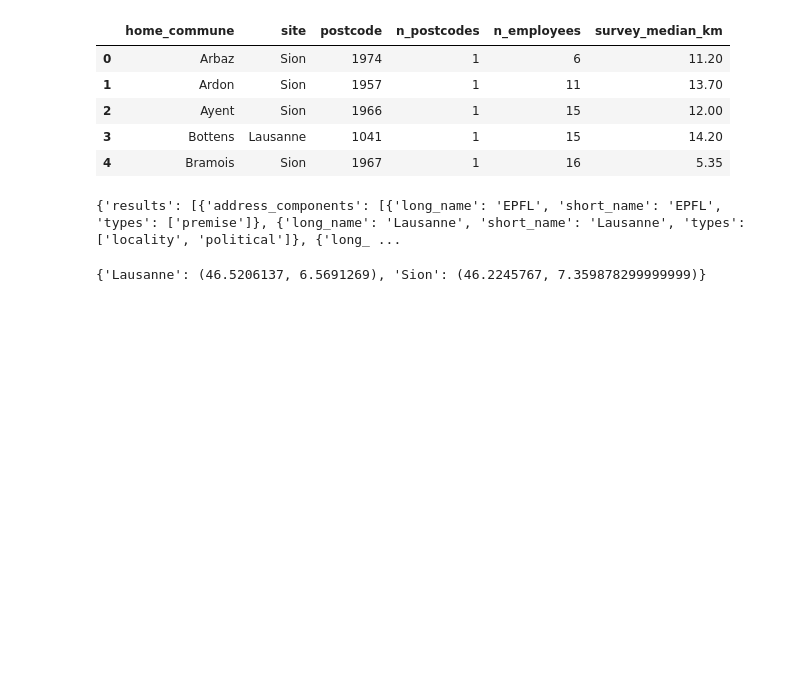
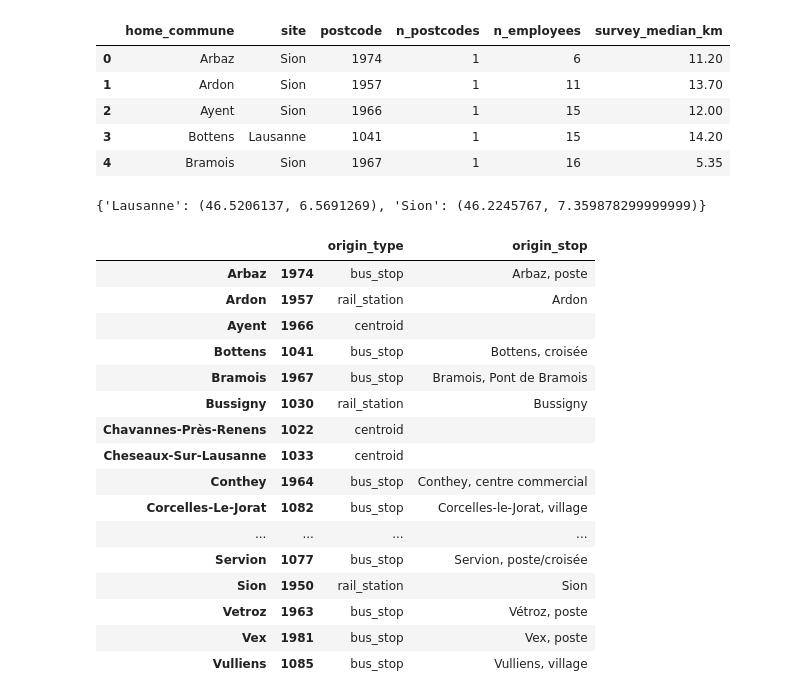
Before and after one commit to Lerianne/mgt450_project, a Jupyter notebook: transit_access.ipynb, the cells around one changed output. Drawn from its saved outputs; the diff is of its cells as text; code cells hidden in the pictures; blank space fills up the shorter version.

```diff
--- a/transit_access.ipynb
+++ b/transit_access.ipynb
@@ -237,21 +231,37 @@ def pick_origin(commune, postcode):
-# %%
-r = requests.get(GEOCODE_URL, params={"address": "EPFL, 1015 Lausanne, Switzerland", "key": API_KEY.strip()})
-print(r.json())
-# %% [output]
-{'results': [{'address_components': [{'long_name': 'EPFL', 'short_name': 'EPFL', 'types': ['premise']}, {'long_name': 'Lausanne', 'short_name': 'Lausanne', 'types': ['locality', 'political']}, {'long_ ...
 # %%
-# ---------------- Geocode destinations and origins ----------------
+# ---------------- Geocode destinations and pick origins ----------------
 dest_xy = {site: geocode(addr) for site, addr in DESTINATIONS.items()}
 print(dest_xy)
 
 todo = pairs if LIMIT is None else pairs.head(LIMIT)
-origins = {}
+origins, origin_meta = {}, {}
 for _, p in todo.iterrows():
     key = (p.home_commune, p.postcode)
     if key not in origins:
-        origins[key] = geocode(f"{p.postcode} {p.home_commune}, Switzerland")
+        origins[key], typ, name = pick_origin(p.home_commune, p.postcode)
+        origin_meta[key] = {"origin_type": typ, "origin_stop": name}
+
+# CHECK THIS TABLE: each stop name should match its commune; count how many fell back to 'centroid'
+pd.DataFrame(origin_meta).T
 # %% [output]
 {'Lausanne': (46.5206137, 6.5691269), 'Sion': (46.2245767, 7.359878299999999)}
+|  |  | origin_type | origin_stop |
+| Arbaz | 1974 | bus_stop | Arbaz, poste |
+| Ardon | 1957 | rail_station | Ardon |
+| Ayent | 1966 | centroid |  |
+| Bottens | 1041 | bus_stop | Bottens, croisée |
+| Bramois | 1967 | bus_stop | Bramois, Pont de Bramois |
+| Bussigny | 1030 | rail_station | Bussigny |
+| Chavannes-Près-Renens | 1022 | centroid |  |
+| Cheseaux-Sur-Lausanne | 1033 | centroid |  |
+| Conthey | 1964 | bus_stop | Conthey, centre commercial |
+| Corcelles-Le-Jorat | 1082 | bus_stop | Corcelles-le-Jorat, village |
+| ... | ... | ... | ... |
+| Servion | 1077 | bus_stop | Servion, poste/croisée |
+| Sion | 1950 | rail_station | Sion |
+| Vetroz | 1963 | bus_stop | Vétroz, poste |
+| Vex | 1981 | bus_stop | Vex, poste |
+| Vulliens | 1085 | bus_stop | Vulliens, village |
 # %%
 # ---------------- Run the queries (cached on disk, safe to re-run) ----------------
 rows = []
```
Also changed, not shown: parts of 17 cells of this notebook, 3 other files.
